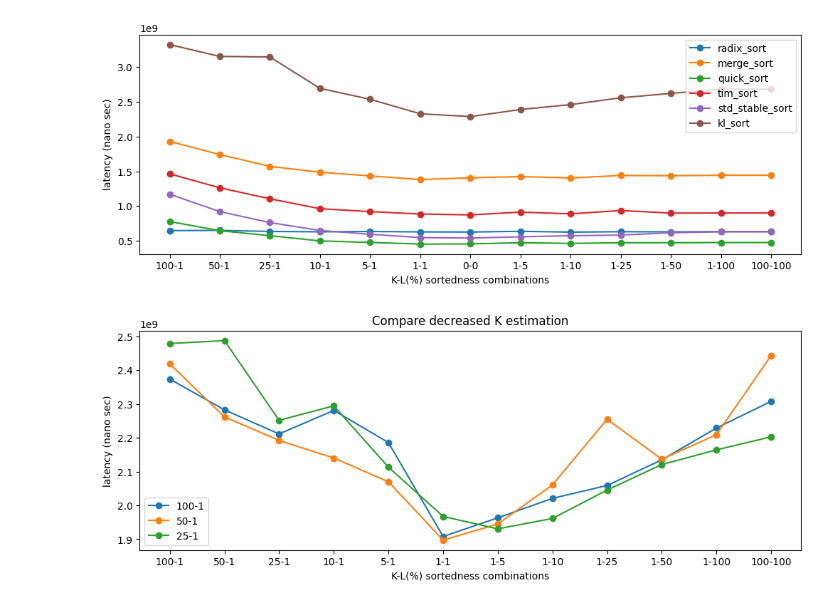
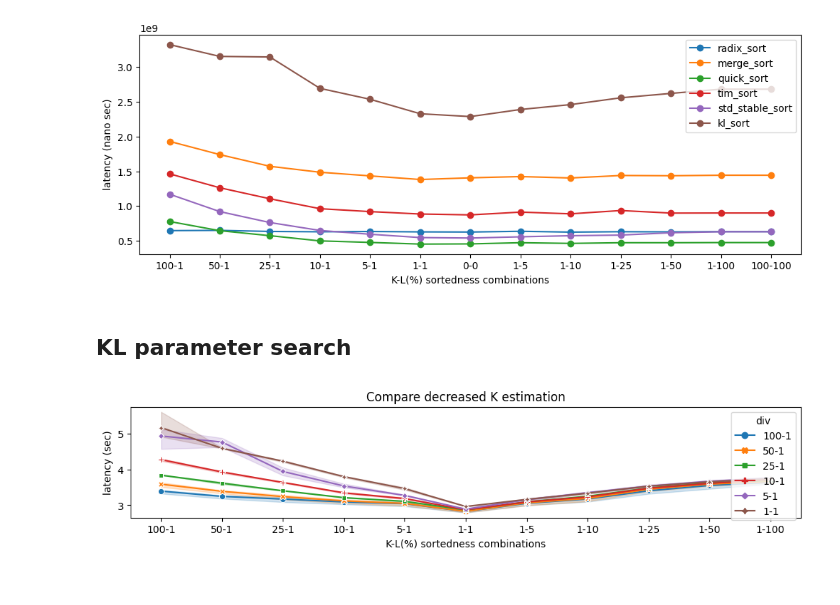
Before and after one commit to lin826/Eval-Sort, a Jupyter notebook: plot.ipynb, the cells around one changed output. Cells and saved outputs as stored; diff of their text form; code cells hidden in the pictures.

Commit message:
Update Linux server result

```diff
--- a/plot.ipynb
+++ b/plot.ipynb
@@ -87,25 +84,42 @@ plt.legend(loc='best')
 plt.show()
 # %% [output]
 [figure]
+# %% [markdown]
+## KL parameter search
 # %%
-df = pd.read_csv("./output/result_april26.csv", header=None)
-df = df.drop(columns=[4]) # Drop ALGO column
+import seaborn as sns
+
+df = pd.concat([
+    pd.read_csv("./output/result_april26.csv", header=None),
+    pd.read_csv("./output/result_kl_april26.csv", header=None),
+    pd.read_csv("./output/result_kl_april27.csv", header=None),
+])
+
+# Rename columns
+df['k'] = df[0]
+df['kdiv'] = df[1]
+df['l'] = df[2]
+df['ldiv'] = df[3]
+df['algo'] = df[4]
+df['latency'] = df[5] / 1e9
+
 # Combine k-l
-df['x'] = df[0].astype(str) + '-' + df[2].astype(str)
+df['k-l'] = df['k'].astype(str) + '-' + df['l'].astype(str)
 # Combine kdiv-ldiv
-df['div'] = df[1].astype(str) + '-' + df[3].astype(str)
+df['div'] = df['kdiv'].astype(str) + '-' + df['ldiv'].astype(str)
 # %%
-df_k = df[df[3] == 1] # Ensure only edit on k
-x=["100-1", "50-1", "25-1", "10-1", "5-1", "1-1", "1-5", "1-10", "1-25", "1-50", "1-100", "100-100"]
-plt.figure(figsize=(12,4))
-for div in df_k['div'].unique():
-    plt.plot(x, df_k[df_k['div'] == div][5], marker='o', label=div)
+df_k = df[df['algo'] == 'kl_sort'] # Ensure only parse kl_sort
+df_k = df_k[df_k['ldiv'] == 1] # Ensure only edit on k
+plt.figure(figsize=(12,2))
 plt.title("Compare decreased K estimation")
 plt.xlabel("K-L(%) sortedness combinations")
-plt.ylabel("latency (nano sec)")
-plt.legend(loc='best')
-# plt.savefig("output/result.png")
-plt.show()
+plt.ylabel("latency (sec)")
+sns.lineplot(
+    data=df_k,
+    x="k-l", y="latency", hue="div", style="div",
+    markers=True, dashes=False,
+)
+plt.savefig("images/k_decrease.png")
 # %% [output]
-[figure, old version]
+[figure, new version]
 # %%
```
Also changed, not shown: parts of 11 cells of this notebook, 4 other files.
